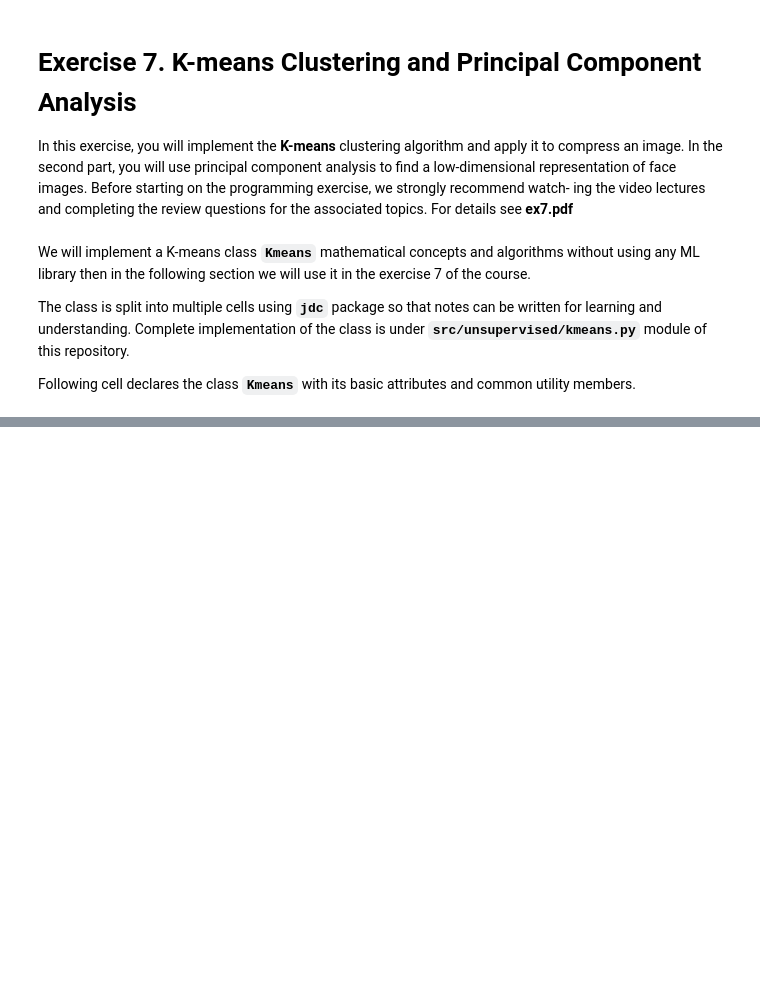
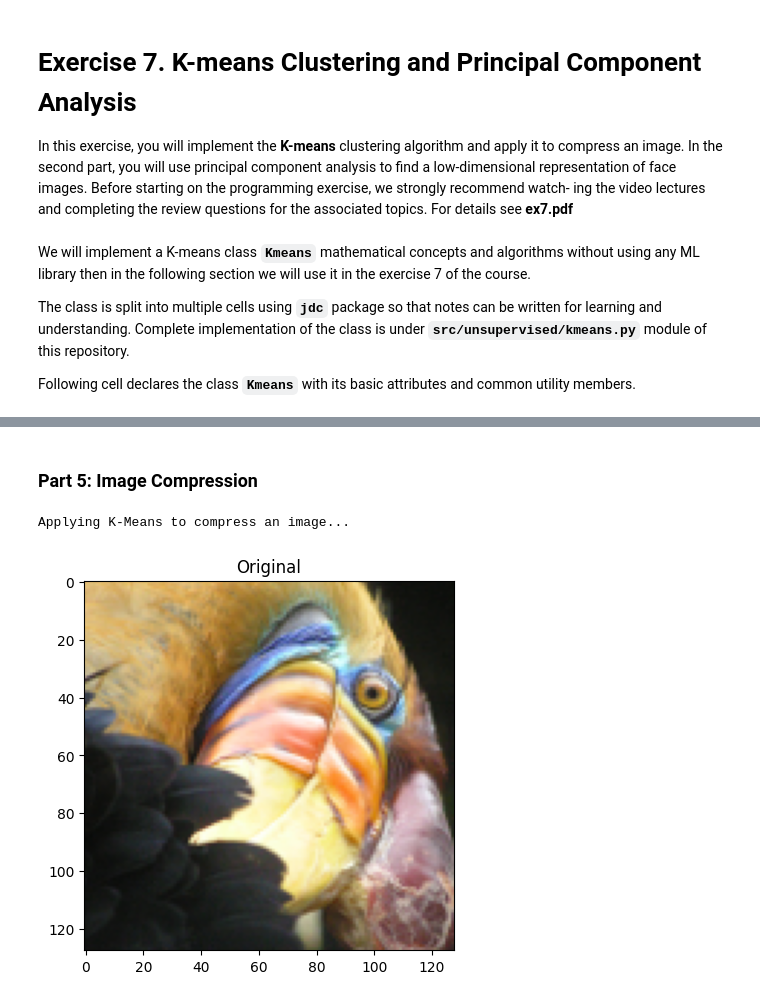
Before and after one commit to farjan/MachineLearning, a Jupyter notebook: ml/Exercise 7 K-means Clustering and Principal Component Analysis.ipynb, the cells around one changed output, grey strips where cells are left out. Saved outputs shown, nothing was run; the diff lists cells and outputs as text; code cells hidden in the pictures; blank space fills up the shorter version.

```diff
--- a/ml/Exercise 7 K-means Clustering and Principal Component Analysis.ipynb
+++ b/ml/Exercise 7 K-means Clustering and Principal Component Analysis.ipynb
@@ -277,0 +375,25 @@ class Kmeans(object):
+# %%
+print('Running K-Means clustering on pixels from an image (small bird image) please wait...')
+
+#  Load an image of a bird
+A = im.imread(birdimg_fname)
+
+# Divide by 255 so that all values are in the range 0 - 1.
+A = A / 255
+
+# Size of the image
+img_size = A.shape
+
+# Reshape the image into an Nx3 matrix where N = number of pixels.
+# Each row will contain the Red, Green and Blue pixel values
+# This gives us our dataset matrix X that we will use K-Means on.
+X = np.reshape(A, newshape=(img_size[0] * img_size[1], 3))
+K = 16
+iter = 10
+print('Processing when K={} and max_iter={}.'.format(K, iter))
+
+km_bird = Kmeans(X)
+initial_centroids = km_bird.kmeans_init_centroids(K)
+centroids = km_bird.kmeans_showprogress(initial_centroids, iter)[0]
+print('Final centroids after processing.')
+print(centroids)
@@ -277,0 +420,24 @@ class Kmeans(object):
+# %% [markdown]
+### Part 5: Image Compression
+# %%
+print('Applying K-Means to compress an image...')
+
+# Find closest cluster members
+closest_centroids = km_bird.closest_centroid(centroids)
+
+# Essentially, now we have represented the image X as in
+# terms of the indices of closest centroids.
+# We can now recover the image from the indices (idx) by mapping each pixel
+# (specified by it's index in idx) to the centroid value
+X_recovered = centroids[closest_centroids[:,0],:]
+
+# Reshape the recovered image into proper dimensions.
+X_recovered = np.reshape(X_recovered, newshape=(img_size[0], img_size[1], 3))
+
+# Display the original image .
+plt.title('Original')
+plt.imshow(A * 255)
+plt.show()
+# %% [output]
+Applying K-Means to compress an image...
+[figure, added]
```
Also changed, not shown: parts of 37 cells of this notebook, 1 other file.
